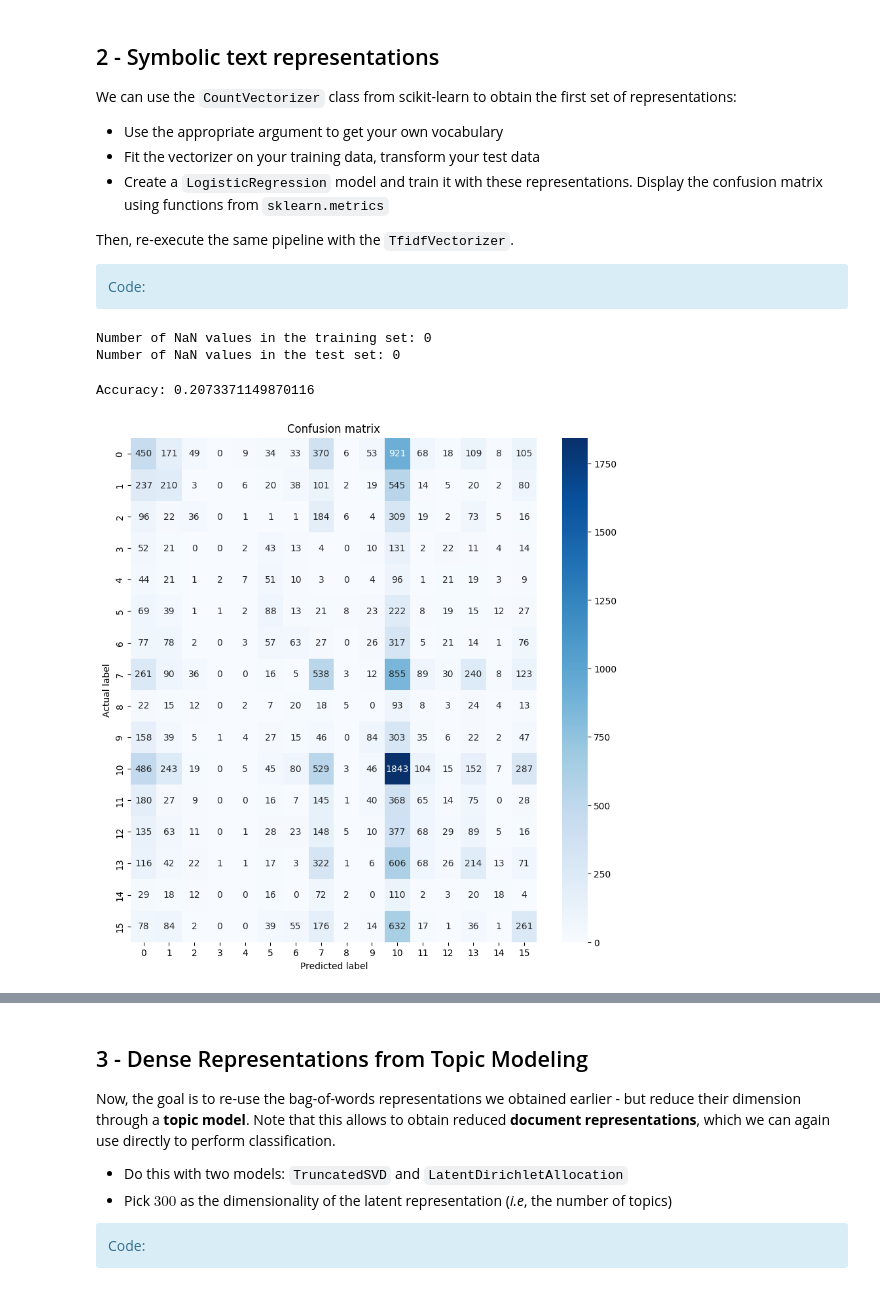
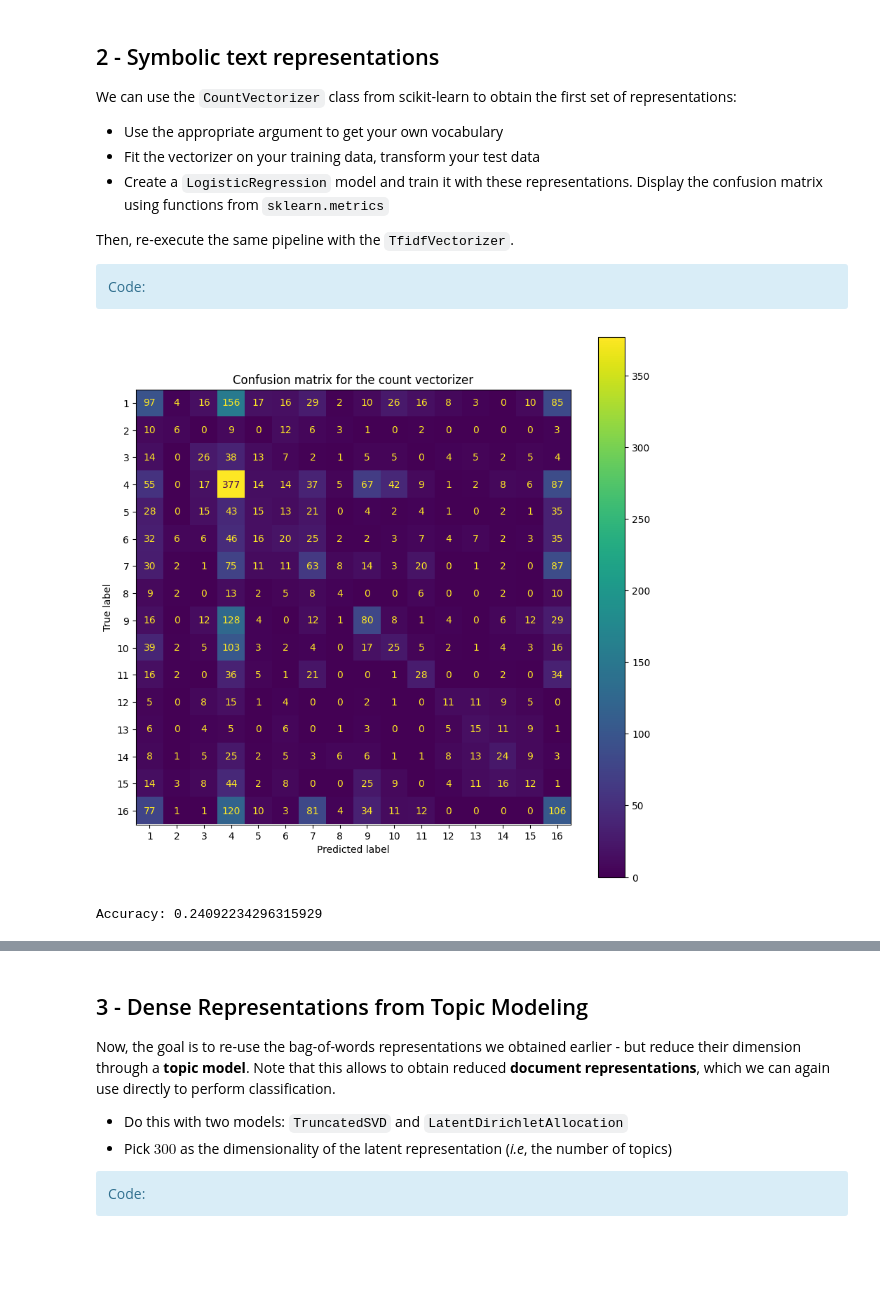
Before and after one commit to TarcisioBueno/word-embeddings-for-classification-SDTSIA214, a Jupyter notebook: TP_WE_for_Classification_SD-TSIA-214_Students.ipynb, the cells around one changed output, grey strips where cells are left out. Saved outputs shown, nothing was run; the diff lists cells and outputs as text; code cells hidden in the pictures; blank space fills up the shorter version.

```diff
--- a/TP_WE_for_Classification_SD-TSIA-214_Students.ipynb
+++ b/TP_WE_for_Classification_SD-TSIA-214_Students.ipynb
@@ -341,54 +347,45 @@ from sklearn.feature_extraction.text import CountVectorizer, TfidfVectorizer
 from sklearn.linear_model import LogisticRegression
 from sklearn.metrics import confusion_matrix
 
-# Create a count vectorizer with the vocabulary
-count_vectorizer = CountVectorizer(vocabulary=vocabulary)
-# Fit the vectorizer to the training data
-texts_vectorized = count_vectorizer.transform(texts_processed)
-# Transform the test data
-test_texts_vectorized = count_vectorizer.transform(test_texts_processed)
+# Assume train_texts and test_texts are your training and test data
+# And train_labels and test_labels are the corresponding labels
 
-# Create a logistic regression model and fit it to the training data
-model_count = LogisticRegression(max_iter=10_000)
-model_count.fit(texts_vectorized, train_labels)
-# Predict the test data
-model_count_pred = model_count.predict(test_texts_vectorized)
-
-# Calculate the confusion matrix
-conf_mat = confusion_matrix(test_labels, model_count_pred)
+# CountVectorizer
+vectorizer = CountVectorizer(vocabulary=vocabulary)
+texts_vectorized = vectorizer.fit_transform(texts_processed_joined)
+test_texts_vectorized = vectorizer.transform(test_texts_processed_joined)
-# %% [output]
-Number of NaN values in the training set: 0
-Number of NaN values in the test set: 0
+# %%
+from sklearn.metrics import ConfusionMatrixDisplay
+
+# Convert to integers, sort, and then convert back to strings
+sorted_classes = sorted(model.classes_, key=int)
+sorted_indices = [list(model.classes_).index(cls) for cls in sorted_classes]
+
+# Reorder the confusion matrix
+cm_sorted = cm[sorted_indices, :][:, sorted_indices]
+
+conf_mat_disp = ConfusionMatrixDisplay(cm_sorted, display_labels=sorted_classes)
+fig, ax = plt.subplots(figsize=(10, 10))
+conf_mat_disp.plot(ax=ax)
+plt.title("Confusion matrix for the count vectorizer")
+plt.show()
+
+print("Accuracy:", np.sum(np.diag(cm_sorted))/np.sum(cm_sorted), "\n")
+# %% [output]
+[figure, added]
+Accuracy: 0.24092234296315929
 # %%
 from sklearn.linear_model import LogisticRegression
 import matplotlib.pyplot as plt
 import seaborn as sns
 from sklearn.metrics import accuracy_score
+from sklearn.metrics import classification_report
 
 # Assuming y_train is your array of labels for the training data
-model = LogisticRegression(max_iter=1000)
-model.fit(X_train, labels_reduced)
+model = LogisticRegression(max_iter=10000)
+model.fit(texts_vectorized, train_labels)
 
 # Now you can use the model to make predictions on your test data
-predictions = model.predict(X_test)
+predictions = model.predict(test_texts_vectorized)
 
-# evaluate the model
-
-accuracy = accuracy_score(test_labels, predictions)
-
-print('Accuracy:', accuracy)
+cm = confusion_matrix(test_labels, predictions)
-# %% [output]
-Accuracy: 0.2073371149870116
-# %%
-# Compute confusion matrix
-cm = confusion_matrix(test_labels, predictions)
-
-# Plot confusion matrix
-plt.figure(figsize=(10, 10))
-sns.heatmap(cm, annot=True, fmt="d", cmap='Blues')
-plt.title('Confusion matrix')
-plt.ylabel('Actual label')
-plt.xlabel('Predicted label')
-plt.show()
-# %% [output]
-[figure, removed]
```
Also changed, not shown: parts of 11 cells of this notebook.
